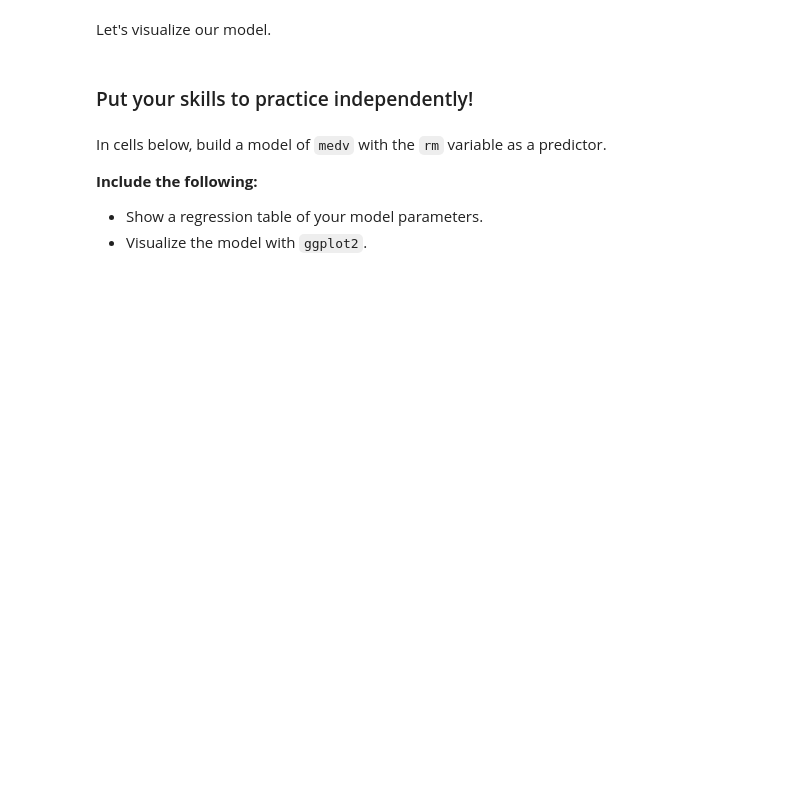
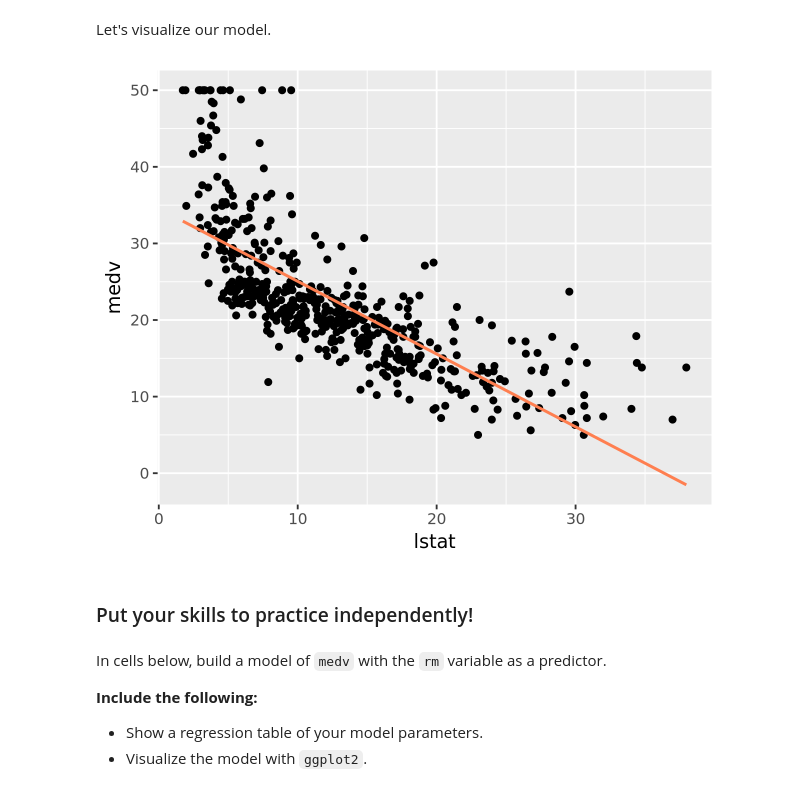
Before and after one commit to UNC-DATA-730/unit-3-assignment-setiadha-unc, a Jupyter notebook: agungsetiadha-assignment3.ipynb, the cells around one changed output. Saved outputs shown, nothing was run; the diff lists cells and outputs as text; code cells hidden in the pictures; blank space fills up the shorter version.

```diff
--- a/agungsetiadha-assignment3.ipynb
+++ b/agungsetiadha-assignment3.ipynb
@@ -171,9 +190,11 @@ Let's visualize our model.
 # %%
 p = ggplot(Boston2, aes(x = lstat)) +
     geom_point(aes(y = medv)) +
-    geom_line(aes(y = .pred), color = 'coral', linewidth = 1.5)
+    geom_line(aes(y = .pred), color = 'coral', linewidth = .8)
 
 p
+# %% [output]
+[figure, added]
 # %% [markdown]
 ### Put your skills to practice independently!
 # %% [markdown]
```
Also changed, not shown: parts of 20 cells of this notebook.
